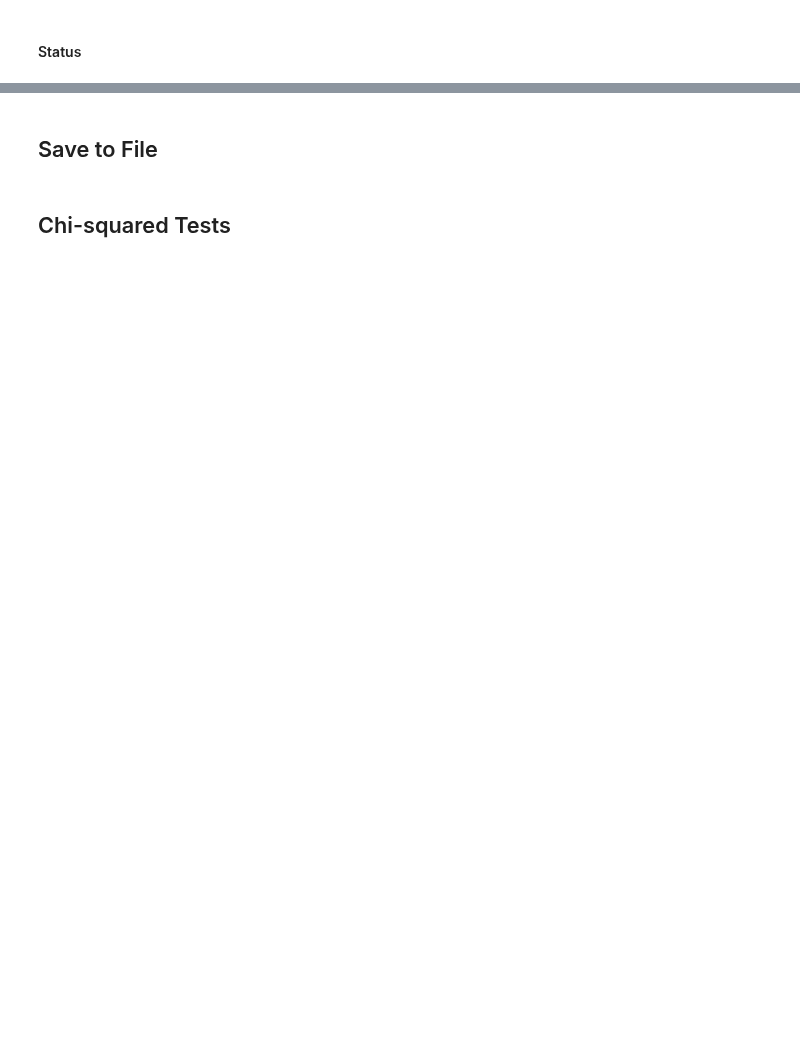
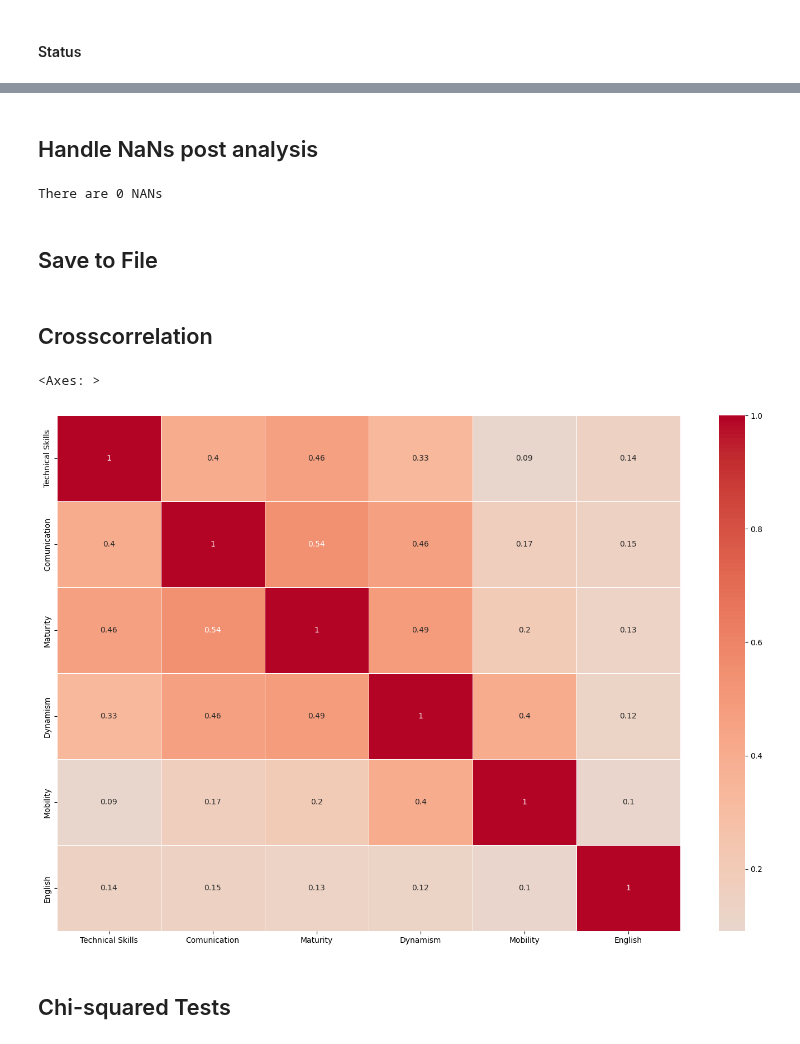
Before and after one commit to bertiandrea/ProjectWork_AEQUITAS_AKKODIS, a Jupyter notebook: code/Akkodis_Fairness_Analysis_PRE.ipynb, the cells around one changed output, grey strips where cells are left out. Cells and saved outputs as stored; diff of their text form; code cells hidden in the pictures; blank space fills up the shorter version.

```diff
--- a/code/Akkodis_Fairness_Analysis_PRE.ipynb
+++ b/code/Akkodis_Fairness_Analysis_PRE.ipynb
@@ -662,14 +588,31 @@ for feature in config['sensitive_columns']:
+# %% [markdown]
+## Handle NaNs post analysis
+# %%
+for col, filler in config['fill_nan_columns_post_analysis'].items():
+    if filler == '%MEAN%':
+        media = round(df[col].mean())
+        df[col].fillna(media, inplace=True)
+    else:
+        df[col].fillna(filler, inplace=True)
+# %%
+print(f'There are {df.isnull().sum().sum()} NANs')
+# %% [output]
+There are 0 NANs
 # %% [markdown]
 ## Save to File
 # %%
 df.to_excel(PATH + 'data/Dataset_Preprocessed.xlsx', index=False)
-# %%
-serializable_encoding_mappings = {
-    col: {k: int(v) for k, v in mapping.items()}
-    for col, mapping in encoding_mappings.items()
-}
-with open(PATH + 'data/encoding_mappings.json', 'w') as f:
-    json.dump(serializable_encoding_mappings, f, indent=4)
+# %% [markdown]
+## Crosscorrelation
+# %%
+num_cols = [col for col, t in columns_type.items() if t == 'num']
+df_num = df[num_cols].copy()
+
+plt.figure(figsize=(18, 12))
+sns.heatmap(df_num.corr().round(2), annot=True, cmap='coolwarm', center=0, linewidths=.5)
+# %% [output]
+<Axes: >
+[figure, added]
 # %% [markdown]
 ## Chi-squared Tests
 # %%
```
Also changed, not shown: parts of 25 cells of this notebook, 4 other files.
